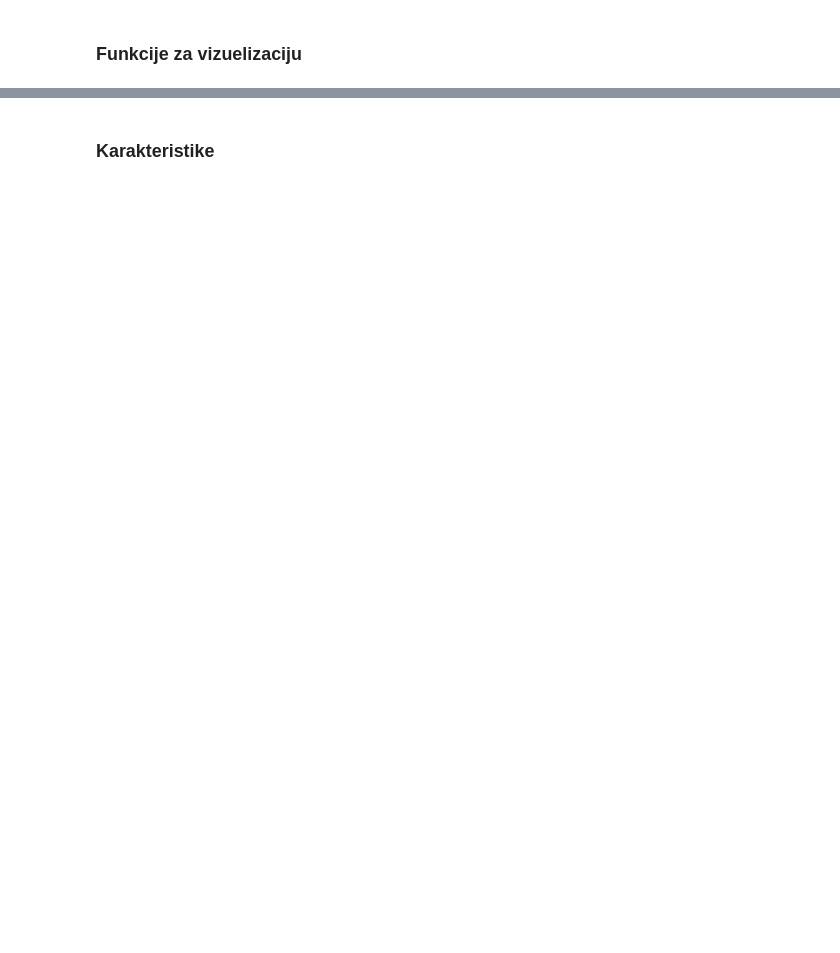
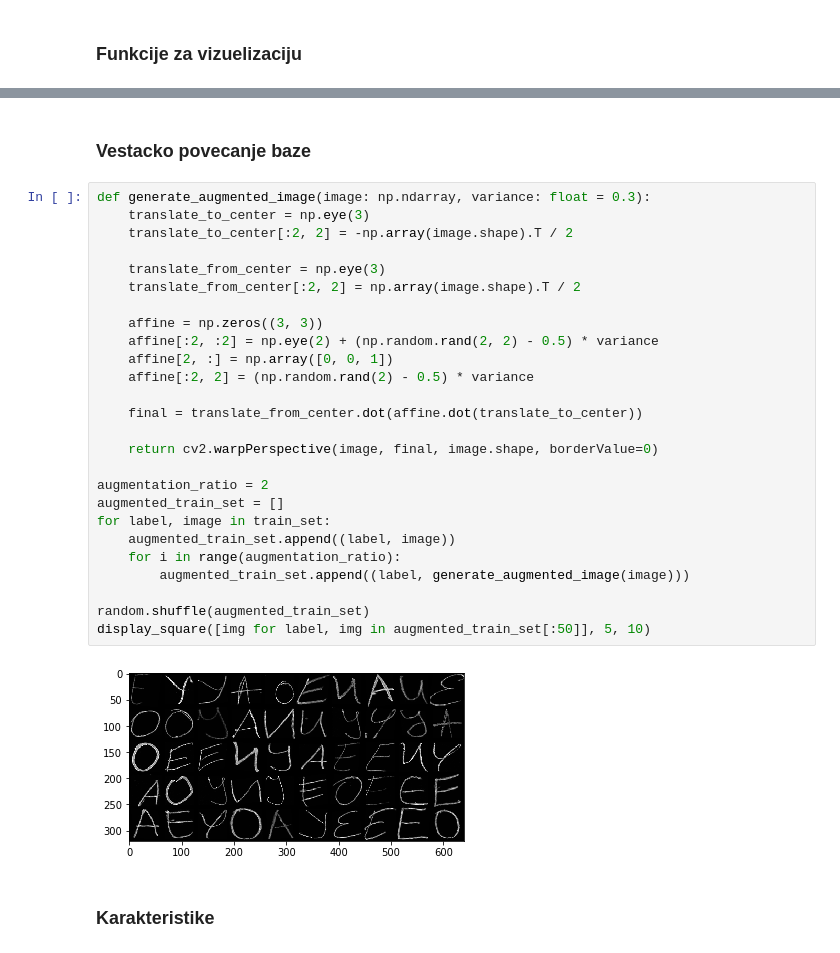
Before and after one commit to djokjulapfe/po, a Jupyter notebook: main.ipynb, the cells around one changed output, grey strips where cells are left out. Saved outputs shown, nothing was run; the diff lists cells and outputs as text; blank space fills up the shorter version.

```diff
--- a/main.ipynb
+++ b/main.ipynb
@@ -149,3 +175,33 @@ display_square([img for label, img in train_set[:50]], 5, 10)
+# %% [markdown]
+### Vestacko povecanje baze
+# %%
+def generate_augmented_image(image: np.ndarray, variance: float = 0.3):
+    translate_to_center = np.eye(3)
+    translate_to_center[:2, 2] = -np.array(image.shape).T / 2
+
+    translate_from_center = np.eye(3)
+    translate_from_center[:2, 2] = np.array(image.shape).T / 2
+
+    affine = np.zeros((3, 3))
+    affine[:2, :2] = np.eye(2) + (np.random.rand(2, 2) - 0.5) * variance
+    affine[2, :] = np.array([0, 0, 1])
+    affine[:2, 2] = (np.random.rand(2) - 0.5) * variance
+
+    final = translate_from_center.dot(affine.dot(translate_to_center))
+
+    return cv2.warpPerspective(image, final, image.shape, borderValue=0)
+
+augmentation_ratio = 2
+augmented_train_set = []
+for label, image in train_set:
+    augmented_train_set.append((label, image))
+    for i in range(augmentation_ratio):
+        augmented_train_set.append((label, generate_augmented_image(image)))
+
+random.shuffle(augmented_train_set)
+display_square([img for label, img in augmented_train_set[:50]], 5, 10)
+# %% [output]
+[figure, added]
 # %% [markdown]
 ### Karakteristike
 # %%
```
Also changed, not shown: parts of 11 cells of this notebook.
